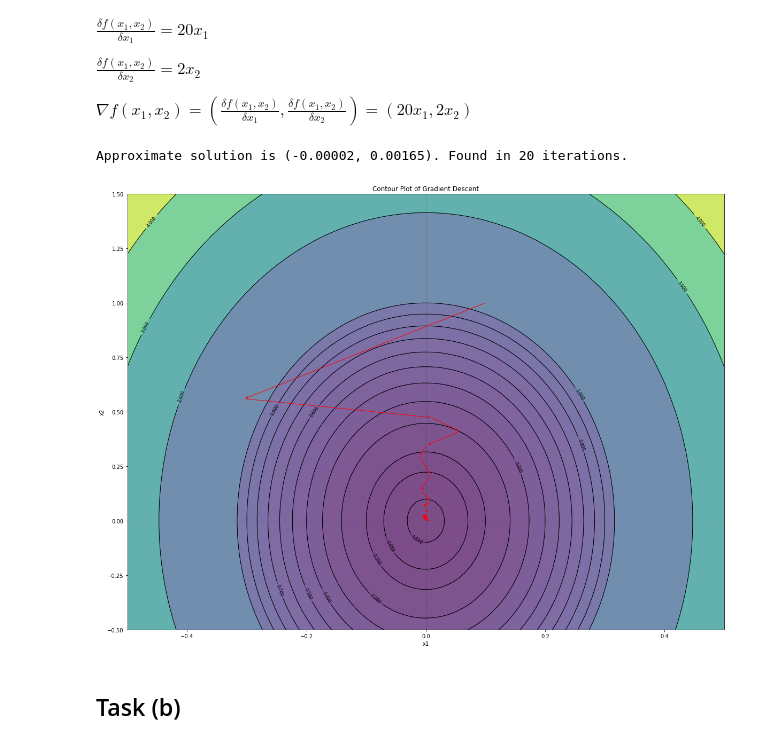
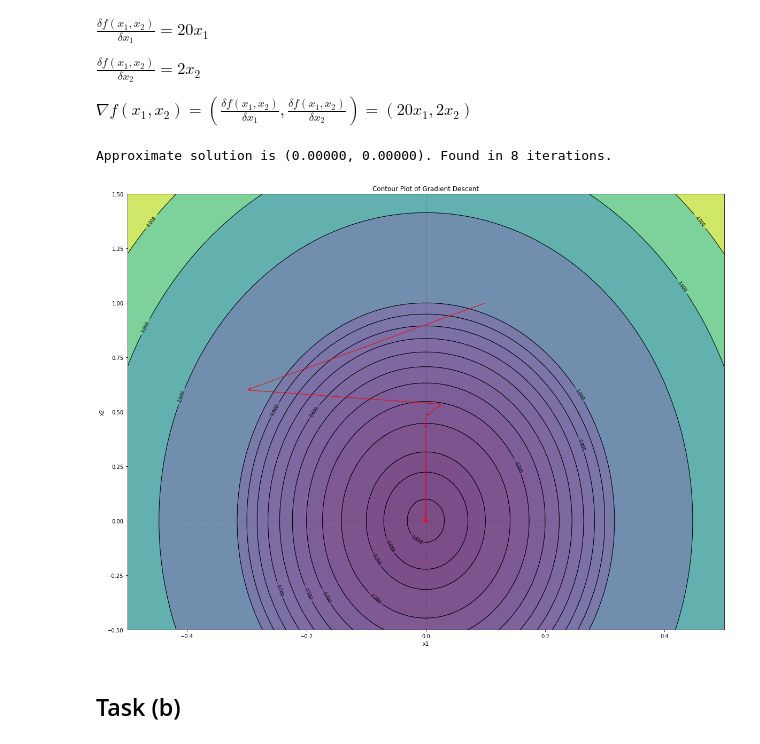
Before and after one commit to kai-wren/LinAl, a Jupyter notebook: LA_HW7.ipynb, the cells around one changed output. Drawn from its saved outputs; the diff is of its cells as text; code cells hidden in the pictures.

```diff
--- a/LA_HW7.ipynb
+++ b/LA_HW7.ipynb
@@ -106,37 +131,37 @@ def gradient_step_momentum(t, x_old, beta, z_old):
 def gradient_method(acc, x0):
     z_old =  x_old = x0
     t = 0.2 #0.01 for fradient descent with momentum and fixed step #0.2 for gradient descent with calculated step
     #0.09 for gradient descent with fixes step
     beta = 0.2#0.8 for fradient descent with momentum and fixed step
     iter_count = 0
 
     while True:
         iter_count+=1
         xs.append(x_old)
-#         x_new = gradient_step(t, x_old)
-        x_new, z_old = gradient_step_momentum(t, x_old, beta, z_old)
+        x_new = gradient_step(t, x_old)
+#         x_new, z_old = gradient_step_momentum(t, x_old, beta, z_old)
         t=calc_step(x_new, x_old)
         if np.linalg.norm(x_new - x_old) <= acc:
             xs.append(x_new)
             return x_new, iter_count
             break
         x_old = x_new
 
 def calc_step(x_new, x_old):
     return np.dot((x_new-x_old).T,(function_5_derivative(x_new) - function_5_derivative(x_old)))/np.linalg.norm(function_5_derivative(x_new) - function_5_derivative(x_old))**2
 
 
 x0=np.array([[0.1], [1]])
 acc = 0.001
 xs=[]
 
 solution, iter_count = gradient_method(acc, x0)
 print("Approximate solution is (%.5f," %solution[0], "%.5f)." %solution[1], "Found in %s iterations." %iter_count)
 
 plot_grad(xs)
 # %% [output]
-Approximate solution is (-0.00002, 0.00165). Found in 20 iterations.
+Approximate solution is (0.00000, 0.00000). Found in 8 iterations.
-[figure, old version]
+[figure, new version]
 # %% [markdown]
 ## Task (b)
 # %% [markdown]
```
Also changed, not shown: parts of 4 cells of this notebook.
